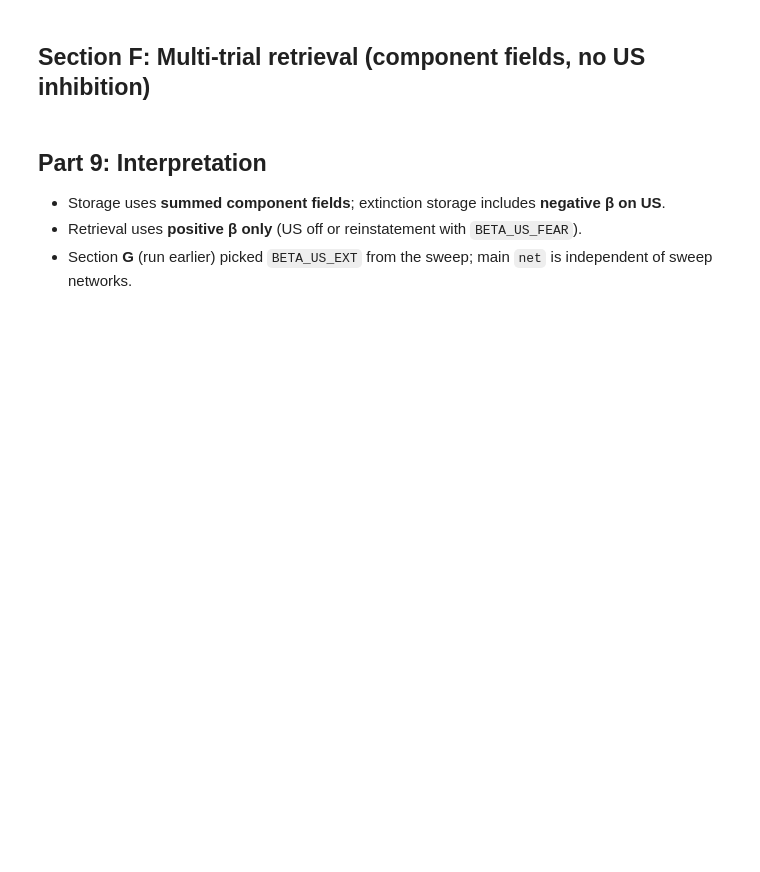
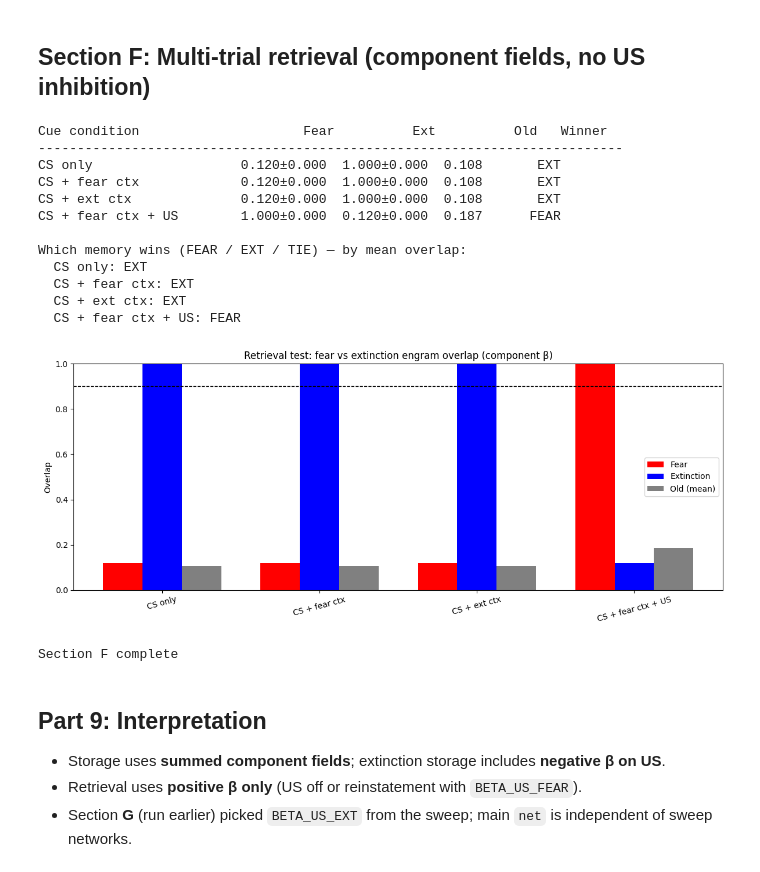
Before and after one commit to armaanfallahi/engram-hopfield, a Jupyter notebook: notebooks/04_fear_extinction.ipynb, the cells around one changed output. Cells and saved outputs as stored; diff of their text form; code cells hidden in the pictures; blank space fills up the shorter version.

```diff
--- a/notebooks/04_fear_extinction.ipynb
+++ b/notebooks/04_fear_extinction.ipynb
@@ -420,3 +514,46 @@ print("Section D complete")
+# %%
+fig, axes = plt.subplots(1, 2, figsize=(12, 4))
+
+for i, bval in enumerate([-0.05, -0.10]):
+    ext_field_test = compute_ext_field({
+        "cs": (cs_vec, BETA_CS_EXT),
+        "us": (us_vec, bval),
+        "ctx": (ctx_ext_vec, BETA_CTX),
+    })
+    init = (ext_field_test > 0).astype(float)
+    state = init.copy()
+    fear_overlaps = [pattern_overlap(state, fear_engram)]
+    activity = [activity_fraction(state)]
+
+    for step in range(MAX_STEPS_STORAGE):
+        h = net.W @ state + ext_field_test + theta_ext
+        idx = np.argpartition(h, -K)[-K:]
+        ns = np.zeros(N)
+        ns[idx] = 1.0
+        fear_overlaps.append(pattern_overlap(ns, fear_engram))
+        activity.append(activity_fraction(ns))
+        if np.array_equal(ns, state):
+            break
+        state = ns
+
+    axes[0].plot(fear_overlaps, marker="o", label=f"beta_US={bval}")
+    axes[1].plot(activity, marker="o", label=f"beta_US={bval}")
+
+axes[0].set_title("Fear overlap during extinction dynamics")
+axes[0].set_ylabel("Overlap with fear engram")
+axes[0].set_xlabel("Step")
+axes[0].axhline(0.9, linestyle="--", color="gray")
+axes[0].legend()
+
+axes[1].set_title("Activity fraction during extinction dynamics")
+axes[1].set_ylabel("Activity fraction")
+axes[1].set_xlabel("Step")
+axes[1].axhline(0.10, linestyle="--", color="gray", label="target kappa")
+axes[1].legend()
+
+plt.tight_layout()
+plt.savefig(FIGDIR / "04_extinction_trajectory_comparison.png", dpi=150)
+plt.show()
 # %% [markdown]
 ## Section E: Extinction storage (top-k)
 # %%
@@ -502,7 +693,7 @@ print("Section E complete")
 def make_retrieval_field(cs_on, ctx_vec, us_on):
     field = np.zeros(N)
     if cs_on:
-        field += BETA_CS * cs_vec
+        field += BETA_CS_FEAR * cs_vec
     if ctx_vec is not None:
         field += BETA_CTX * ctx_vec
     if us_on:
@@ -569,33 +760,48 @@ for label in test_labels:
         f"{label:<25} "
         f"{f_mean:.3f}±{f_std:.3f}  "
         f"{e_mean:.3f}±{e_std:.3f}  "
         f"{o_mean:.3f}  {win:>8}"
     )
 
 print("\nWhich memory wins (FEAR / EXT / TIE) — by mean overlap:")
 for label in test_labels:
     fm = np.mean(all_results[label]["fear"])
     em = np.mean(all_results[label]["ext"])
     print(f"  {label}: {memory_winner(fm, em)}")
 
 fig, ax = plt.subplots(figsize=(12, 5))
 x = np.arange(len(test_labels))
 w = 0.25
 ax.bar(x - w, [np.mean(all_results[l]["fear"]) for l in test_labels], w, label="Fear", color="red")
 ax.bar(x, [np.mean(all_results[l]["ext"]) for l in test_labels], w, label="Extinction", color="blue")
 ax.bar(x + w, [np.mean(all_results[l]["old"]) for l in test_labels], w, label="Old (mean)", color="gray")
 ax.axhline(0.9, linestyle="--", color="k", linewidth=1)
 ax.set_xticks(x)
 ax.set_xticklabels(test_labels, rotation=15)
 ax.set_ylabel("Overlap")
 ax.set_ylim(0, 1)
 ax.set_title("Retrieval test: fear vs extinction engram overlap (component β)")
 ax.legend()
 plt.tight_layout()
 plt.savefig(FIGDIR / "04_retrieval_inhibitory.png", dpi=150)
 plt.show()
 
 print("Section F complete")
+# %% [output]
+Cue condition                     Fear          Ext          Old   Winner
+---------------------------------------------------------------------------
+CS only                   0.120±0.000  1.000±0.000  0.108       EXT
+CS + fear ctx             0.120±0.000  1.000±0.000  0.108       EXT
+CS + ext ctx              0.120±0.000  1.000±0.000  0.108       EXT
+CS + fear ctx + US        1.000±0.000  0.120±0.000  0.187      FEAR
+
+Which memory wins (FEAR / EXT / TIE) — by mean overlap:
+  CS only: EXT
+  CS + fear ctx: EXT
+  CS + ext ctx: EXT
+  CS + fear ctx + US: FEAR
+[figure, added]
+Section F complete
 # %% [markdown]
 ## Part 9: Interpretation
 
```
Also changed, not shown: parts of 12 cells of this notebook, 4 other files.
